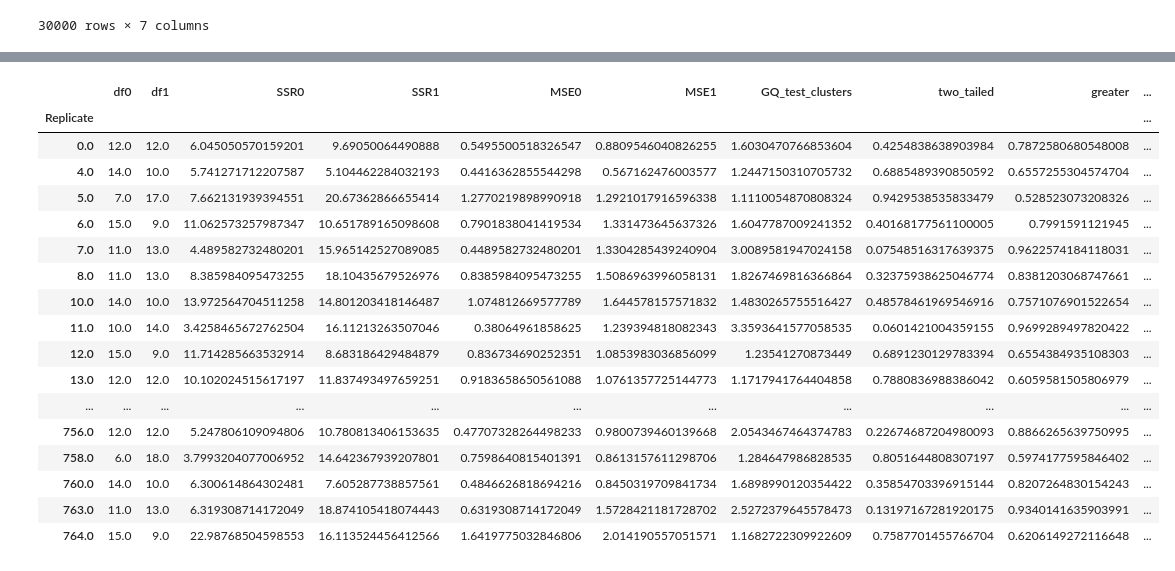
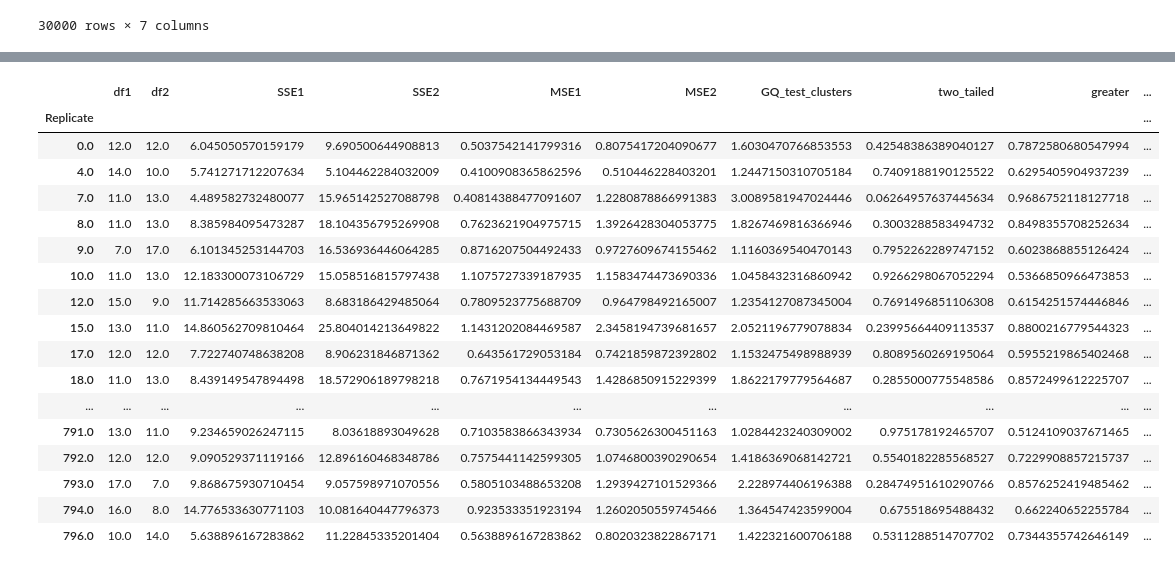
Before and after one commit to iam-fern/Generate_multiplication, a Jupyter notebook: GQtest_cluster_data_multi_delta_(0)_n30_01.ipynb, the cells around one changed output, grey strips where cells are left out. Saved outputs shown, nothing was run; the diff lists cells and outputs as text; code cells hidden in the pictures.

```diff
--- a/GQtest_cluster_data_multi_delta_(0)_n30_01.ipynb
+++ b/GQtest_cluster_data_multi_delta_(0)_n30_01.ipynb
@@ -217,38 +249,38 @@ for run_replicate in list_replicate:
 # %%
 # สร้างตารางผลลัพธ์
 alpha = 0.01
 pd.set_option('display.max_rows', 1000)
 pd.set_option('display.max_columns', 1000)
 pd.set_option('display.width', 1000)
-result=pd.DataFrame({"Replicate":list_replicate, "df0":list_df0, "df1":list_df1, "SSR0":list_SSR0,
-                     "SSR1":list_SSR1, "MSE0":list_MSE0, "MSE1":list_MSE1,
-                     "GQ_test_clusters":list_GQ_test_clusters, "two_tailed":list_two_tailed, "greater":list_p_greater})
+result=pd.DataFrame({"Replicate":list_replicate, "df1":list_df1, "df2":list_df2, "SSE1":list_SSE1,
+                     "SSE2":list_SSE2, "MSE1":list_MSE1, "MSE2":list_MSE2,
+                     "GQ_test_clusters":list_GQ_test_clusters, "two_tailed":list_two_tailed, "greater":list_p_greater, "less":list_p_less})
 result.set_index(['Replicate'], inplace=True)
-result=result[(result["two_tailed"]<=1) & (result["greater"]<=1)]
+result=result[(result["two_tailed"]<=1) & (result["greater"]<=1) & (result["less"]<=1)]
 result["Result_test"]=result["two_tailed"].apply(lambda p_value: 'Reject001=0 : Heteroscedasticity'
-                                                                  if p_value < alpha else 'Reject001=1 : Homoscedasticity')
+                                                 if p_value < alpha else 'Reject001=1 : Homoscedasticity')
 #two_tailed_new_show=two_tailed_new.drop(columns="greater")
 
 result.astype(str)
 # %% [output]
-|  | df0 | df1 | SSR0 | SSR1 | MSE0 | MSE1 | GQ_test_clusters | two_tailed | greater | ... |
+|  | df1 | df2 | SSE1 | SSE2 | MSE1 | MSE2 | GQ_test_clusters | two_tailed | greater | ... |
 | Replicate |  |  |  |  |  |  |  |  |  | ... |
-| 0.0 | 12.0 | 12.0 | 6.045050570159201 | 9.69050064490888 | 0.5495500518326547 | 0.8809546040826255 | 1.6030470766853604 | 0.4254838638903984 | 0.7872580680548008 | ... |
-| 4.0 | 14.0 | 10.0 | 5.741271712207587 | 5.104462284032193 | 0.4416362855544298 | 0.567162476003577 | 1.2447150310705732 | 0.6885489390850592 | 0.6557255304574704 | ... |
-| 5.0 | 7.0 | 17.0 | 7.662131939394551 | 20.67362866655414 | 1.2770219898990918 | 1.2921017916596338 | 1.1110054870808324 | 0.9429538535833479 | 0.528523073208326 | ... |
-| 6.0 | 15.0 | 9.0 | 11.062573257987347 | 10.651789165098608 | 0.7901838041419534 | 1.331473645637326 | 1.6047787009241352 | 0.40168177561100005 | 0.7991591121945 | ... |
-| 7.0 | 11.0 | 13.0 | 4.489582732480201 | 15.965142527089085 | 0.4489582732480201 | 1.3304285439240904 | 3.0089581947024158 | 0.07548516317639375 | 0.9622574184118031 | ... |
-| 8.0 | 11.0 | 13.0 | 8.385984095473255 | 18.10435679526976 | 0.8385984095473255 | 1.5086963996058131 | 1.8267469816366864 | 0.32375938625046774 | 0.8381203068747661 | ... |
-| 10.0 | 14.0 | 10.0 | 13.972564704511258 | 14.801203418146487 | 1.074812669577789 | 1.644578157571832 | 1.4830265755516427 | 0.48578461969546916 | 0.7571076901522654 | ... |
-| 11.0 | 10.0 | 14.0 | 3.4258465672762504 | 16.11213263507046 | 0.38064961858625 | 1.239394818082343 | 3.3593641577058535 | 0.0601421004359155 | 0.9699289497820422 | ... |
-| 12.0 | 15.0 | 9.0 | 11.714285663532914 | 8.683186429484879 | 0.836734690252351 | 1.0853983036856099 | 1.23541270873449 | 0.6891230129783394 | 0.6554384935108303 | ... |
-| 13.0 | 12.0 | 12.0 | 10.102024515617197 | 11.837493497659251 | 0.9183658650561088 | 1.0761357725144773 | 1.1717941764404858 | 0.7880836988386042 | 0.6059581505806979 | ... |
+| 0.0 | 12.0 | 12.0 | 6.045050570159179 | 9.690500644908813 | 0.5037542141799316 | 0.8075417204090677 | 1.6030470766853553 | 0.42548386389040127 | 0.7872580680547994 | ... |
+| 4.0 | 14.0 | 10.0 | 5.741271712207634 | 5.104462284032009 | 0.4100908365862596 | 0.510446228403201 | 1.2447150310705184 | 0.7409188190125522 | 0.6295405904937239 | ... |
+| 7.0 | 11.0 | 13.0 | 4.489582732480077 | 15.965142527088798 | 0.40814388477091607 | 1.2280878866991383 | 3.0089581947024446 | 0.06264957637445634 | 0.9686752118127718 | ... |
+| 8.0 | 11.0 | 13.0 | 8.385984095473287 | 18.104356795269908 | 0.7623621904975715 | 1.3926428304053775 | 1.8267469816366946 | 0.3003288583494732 | 0.8498355708252634 | ... |
+| 9.0 | 7.0 | 17.0 | 6.101345253144703 | 16.536936446064285 | 0.8716207504492433 | 0.9727609674155462 | 1.1160369540470143 | 0.7952262289747152 | 0.6023868855126424 | ... |
+| 10.0 | 11.0 | 13.0 | 12.183300073106729 | 15.058516815797438 | 1.1075727339187935 | 1.1583474473690336 | 1.0458432316860942 | 0.9266298067052294 | 0.5366850966473853 | ... |
+| 12.0 | 15.0 | 9.0 | 11.714285663533063 | 8.683186429485064 | 0.7809523775688709 | 0.964798492165007 | 1.2354127087345004 | 0.7691496851106308 | 0.6154251574446846 | ... |
+| 15.0 | 13.0 | 11.0 | 14.860562709810464 | 25.804014213649822 | 1.1431202084469587 | 2.3458194739681657 | 2.0521196779078834 | 0.23995664409113537 | 0.8800216779544323 | ... |
+| 17.0 | 12.0 | 12.0 | 7.722740748638208 | 8.906231846871362 | 0.643561729053184 | 0.7421859872392802 | 1.1532475498988939 | 0.8089560269195064 | 0.5955219865402468 | ... |
+| 18.0 | 11.0 | 13.0 | 8.439149547894498 | 18.572906189798218 | 0.7671954134449543 | 1.4286850915229399 | 1.8622179779564687 | 0.2855000775548586 | 0.8572499612225707 | ... |
 | ... | ... | ... | ... | ... | ... | ... | ... | ... | ... | ... |
-| 756.0 | 12.0 | 12.0 | 5.247806109094806 | 10.780813406153635 | 0.47707328264498233 | 0.9800739460139668 | 2.0543467464374783 | 0.22674687204980093 | 0.8866265639750995 | ... |
-| 758.0 | 6.0 | 18.0 | 3.7993204077006952 | 14.642367939207801 | 0.7598640815401391 | 0.8613157611298706 | 1.284647986828535 | 0.8051644808307197 | 0.5974177595846402 | ... |
-| 760.0 | 14.0 | 10.0 | 6.300614864302481 | 7.605287738857561 | 0.4846626818694216 | 0.8450319709841734 | 1.6898990120354422 | 0.35854703396915144 | 0.8207264830154243 | ... |
-| 763.0 | 11.0 | 13.0 | 6.319308714172049 | 18.874105418074443 | 0.6319308714172049 | 1.5728421181728702 | 2.5272379645578473 | 0.13197167281920175 | 0.9340141635903991 | ... |
-| 764.0 | 15.0 | 9.0 | 22.98768504598553 | 16.113524456412566 | 1.6419775032846806 | 2.014190557051571 | 1.1682722309922609 | 0.7587701455766704 | 0.6206149272116648 | ... |
+| 791.0 | 13.0 | 11.0 | 9.234659026247115 | 8.03618893049628 | 0.7103583866343934 | 0.7305626300451163 | 1.0284423240309002 | 0.975178192465707 | 0.5124109037671465 | ... |
+| 792.0 | 12.0 | 12.0 | 9.090529371119166 | 12.896160468348786 | 0.7575441142599305 | 1.0746800390290654 | 1.4186369068142721 | 0.5540182285568527 | 0.7229908857215737 | ... |
+| 793.0 | 17.0 | 7.0 | 9.868675930710454 | 9.057598971070556 | 0.5805103488653208 | 1.2939427101529366 | 2.228974406196388 | 0.28474951610290766 | 0.8576252419485462 | ... |
+| 794.0 | 16.0 | 8.0 | 14.776533630771103 | 10.081640447796373 | 0.923533351923194 | 1.2602050559745466 | 1.364547423599004 | 0.675518695488432 | 0.662240652255784 | ... |
+| 796.0 | 10.0 | 14.0 | 5.638896167283862 | 11.22845335201404 | 0.5638896167283862 | 0.8020323822867171 | 1.422321600706188 | 0.5311288514707702 | 0.7344355742646149 | ... |
 # %%
 # สร้างตารางผลลัพธ์
 alpha = 0.01
```
Also changed, not shown: parts of 5 cells of this notebook.
